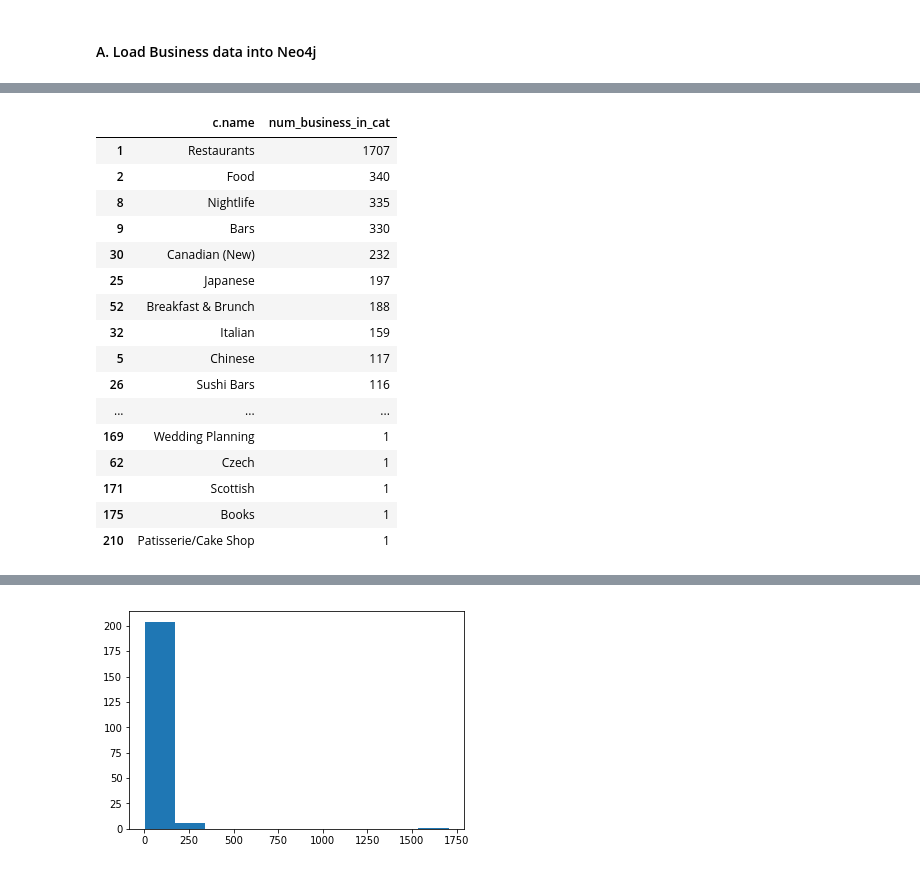
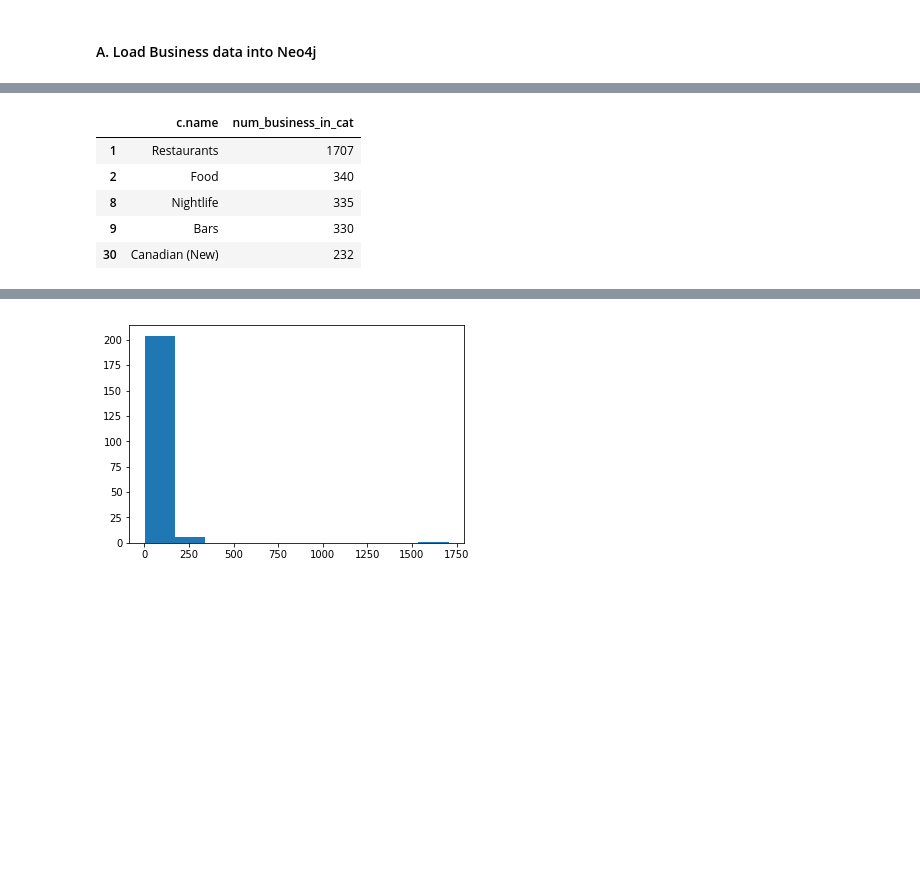
Before and after one commit to neo4j-contrib/neo4j-data-science-yelp, a Jupyter notebook: notebooks/neo4j_yelp_00_data_load_toronto.ipynb, the cells around one changed output, grey strips where cells are left out. Cells and saved outputs as stored; diff of their text form; code cells hidden in the pictures; blank space fills up the shorter version.

```diff
--- a/notebooks/neo4j_yelp_00_data_load_toronto.ipynb
+++ b/notebooks/neo4j_yelp_00_data_load_toronto.ipynb
@@ -164,34 +164,23 @@ Wall time: 1.26 s
 # %%
 %%time
 
 # look at number of business in a category
 query = """
         MATCH (c:Category)
         RETURN c.name, size(()-[:IN_CATEGORY]->(c)) AS num_business_in_cat
         ORDER BY c, num_business_in_cat DESC
         """
 
 with driver.session() as session:
     result = session.run(query)
 
 result_df = pd.DataFrame([dict(record) for record in result])
 
-display(result_df.sort_values('num_business_in_cat',ascending=False))
+display(result_df.sort_values('num_business_in_cat',ascending=False).head())
 # %% [output]
 |  | c.name | num_business_in_cat |
 | 1 | Restaurants | 1707 |
 | 2 | Food | 340 |
 | 8 | Nightlife | 335 |
 | 9 | Bars | 330 |
 | 30 | Canadian (New) | 232 |
-| 25 | Japanese | 197 |
-| 52 | Breakfast & Brunch | 188 |
-| 32 | Italian | 159 |
-| 5 | Chinese | 117 |
-| 26 | Sushi Bars | 116 |
-| ... | ... | ... |
-| 169 | Wedding Planning | 1 |
-| 62 | Czech | 1 |
-| 171 | Scottish | 1 |
-| 175 | Books | 1 |
-| 210 | Patisserie/Cake Shop | 1 |
```
Also changed, not shown: parts of 41 cells of this notebook.
